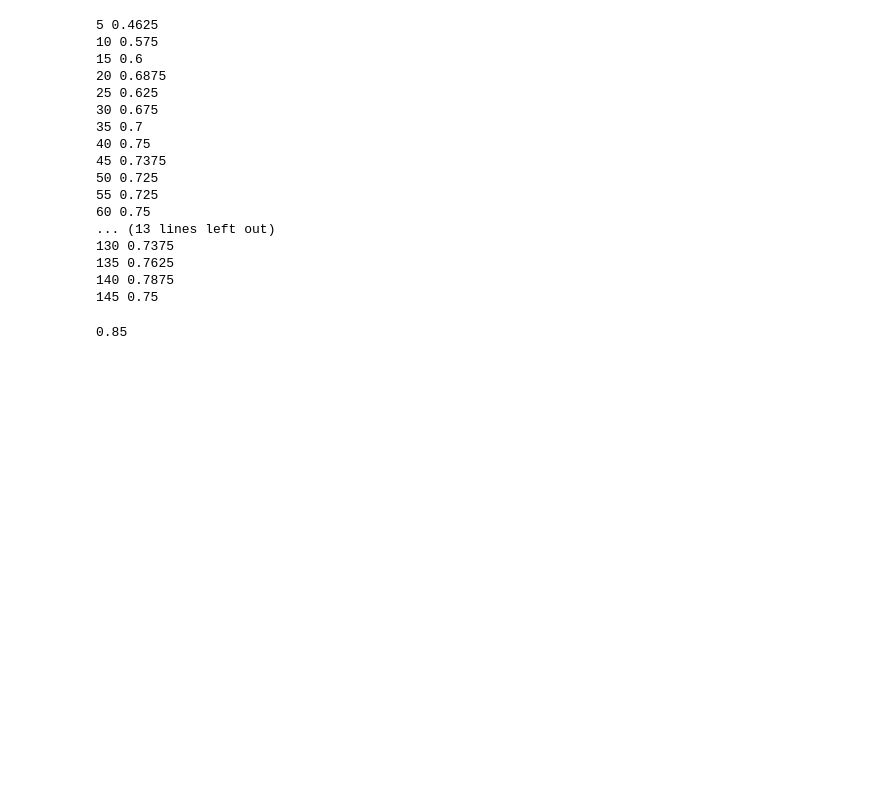
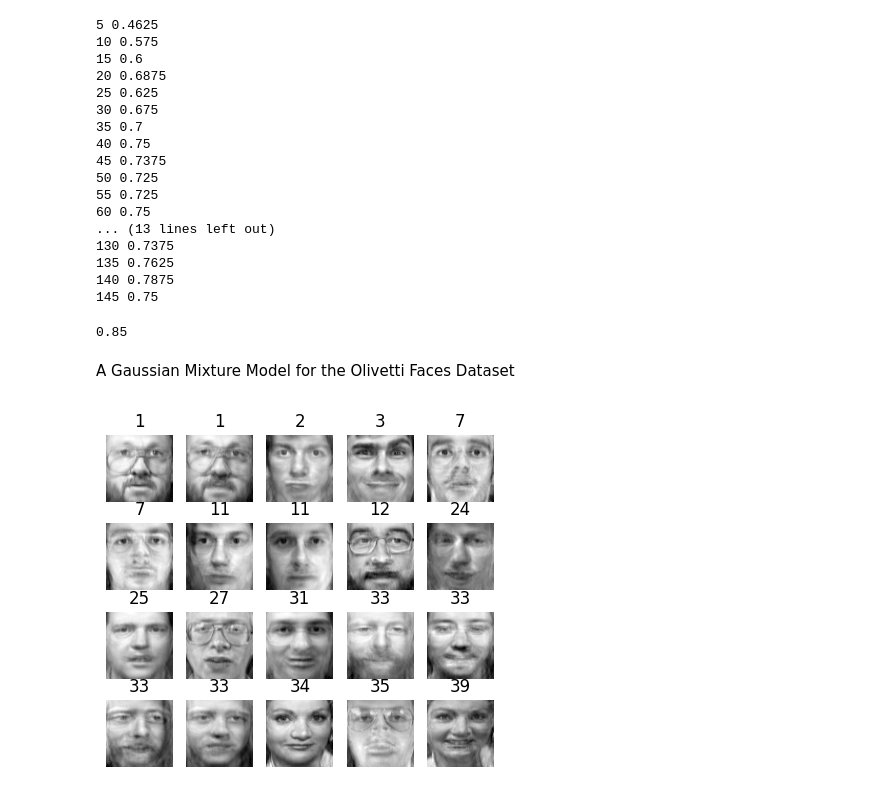
Before and after one commit to SiddharthYadav-v/ML-with-sklearn-keras-tf, a Jupyter notebook: 9.ipynb, the cells around one changed output. Saved outputs shown, nothing was run; the diff lists cells and outputs as text; code cells hidden in the pictures; blank space fills up the shorter version.

```diff
--- a/9.ipynb
+++ b/9.ipynb
@@ -235,3 +235,18 @@ clf.fit(X_train_extended, y_train)
 clf.score(X_val_extended, y_val)
 # %% [output]
 0.85
+# %% [markdown]
+A Gaussian Mixture Model for the Olivetti Faces Dataset
+# %%
+from sklearn.mixture import GaussianMixture
+
+gm = GaussianMixture(n_components=40, random_state=42)
+y_pred = gm.fit_predict(X_train_pca)
+# %%
+n_gen_faces = 20
+gen_faces_reduced, y_gen_faces = gm.sample(n_samples=n_gen_faces)
+gen_faces = pca.inverse_transform(gen_faces_reduced)
+# %%
+plot_faces(gen_faces, y_gen_faces)
+# %% [output]
+[figure, added]
```
Also changed, not shown: parts of 4 cells of this notebook, 1 other file.
